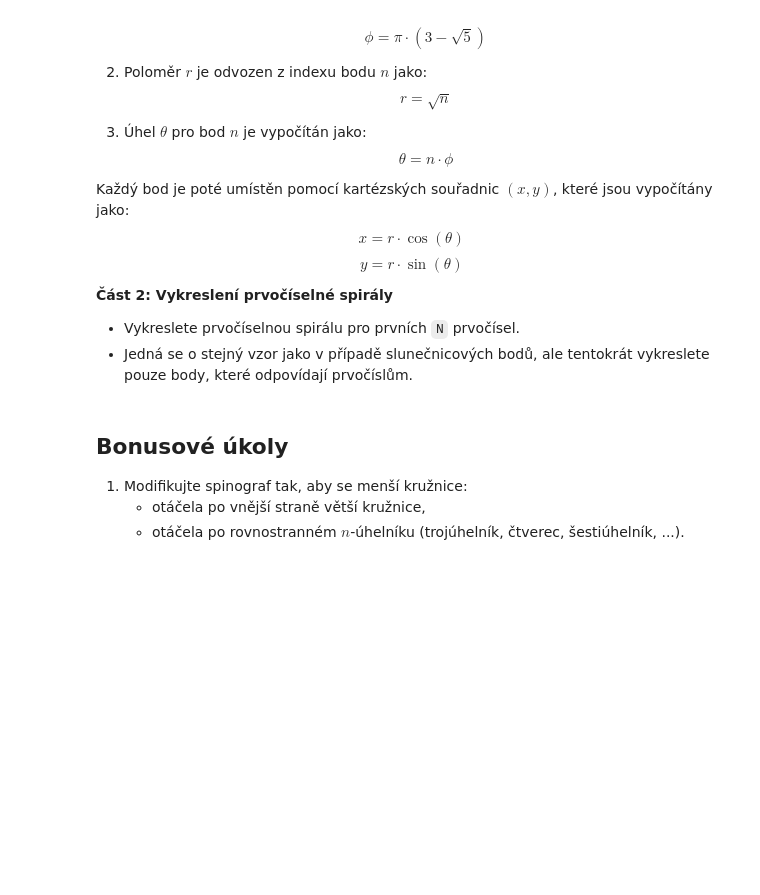
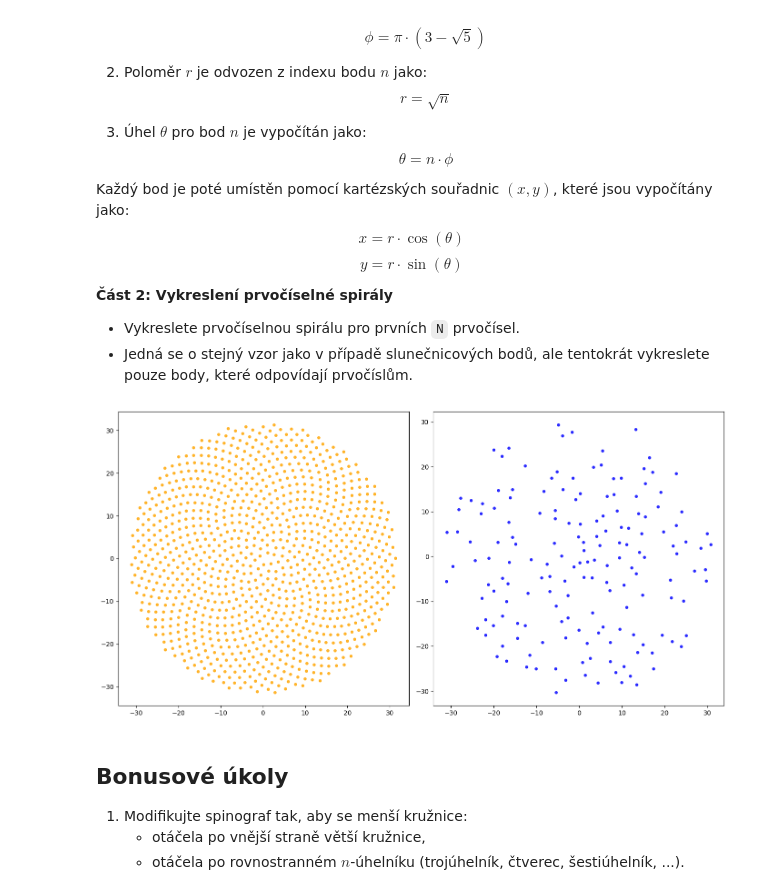
Before and after one commit to marek1319/vvp-DU, a Jupyter notebook: DU4.ipynb, the cells around one changed output. Drawn from its saved outputs; the diff is of its cells as text; code cells hidden in the pictures; blank space fills up the shorter version.

```diff
--- a/DU4.ipynb
+++ b/DU4.ipynb
@@ -125,3 +123,42 @@ $$
+# %%
+def is_prime(num):
+    if num < 2:
+        return False
+    for i in range(2, int(np.sqrt(num)) + 1):
+        if num % i == 0:
+            return False
+    return True
+
+def slunecnice(N):
+    n = np.arange(1, N + 1)
+
+    i = np.pi * (3 - np.sqrt(5))
+
+    r = np.sqrt(n)
+    j = n * i
+
+    x = r * np.cos(j)
+    y = r * np.sin(j)
+    fig, (ax1, ax2) = plt.subplots(1, 2, figsize=(14, 7))
+
+
+    ax1.scatter(x, y, color='orange', s=15, alpha=0.8)
+
+
+    primes_mask = np.array([is_prime(i) for i in n])
+
+    # Vyfiltrování pouze těch x a y souřadnic, které odpovídají prvočíslům
+    x_primes = x[primes_mask]
+    y_primes = y[primes_mask]
+
+    ax2.scatter(x_primes, y_primes, color='blue', s=15, alpha=0.8)
+
+    plt.show()
+
+
+slunecnice(1000)
+# %% [output]
+[figure, added]
 # %% [markdown]
 ## Bonusové úkoly
 1. Modifikujte spinograf tak, aby se menší kružnice:
```
Also changed, not shown: parts of 1 cell of this notebook.
